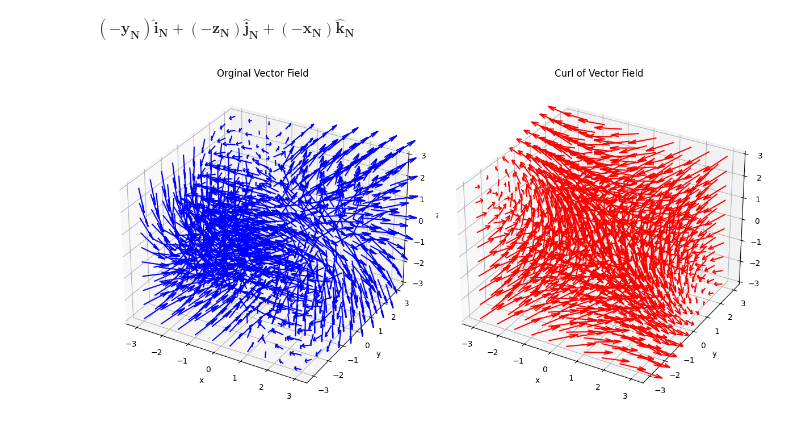
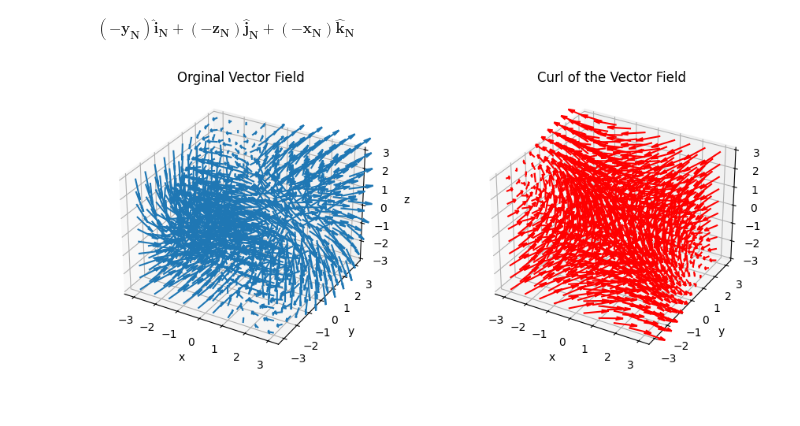
Before and after one commit to vasudev006/S2Codebase, a Jupyter notebook: EXPERIMENT_NO_4.ipynb, the cells around one changed output. Cells and saved outputs as stored; diff of their text form; code cells hidden in the pictures.

```diff
--- a/EXPERIMENT_NO_4.ipynb
+++ b/EXPERIMENT_NO_4.ipynb
@@ -56,42 +56,42 @@ Curl_U=np.zeros_like(x)
 Curl_V=np.zeros_like(y)
 Curl_W=np.zeros_like(z)
 
-#Evaluate tyhe vector field and curl at each grid point
+#Evaluate the vector field and curl at each grid point
 for i in range(x.shape[0]):
   for j in range(x.shape[1]):
     for k in range(x.shape[2]):
       point={N.x:x[i,j,k],N.y:y[i,j,k],N.z:z[i,j,k]}
       F_evaluated =F.subs(point)
       U[i,j,k]=float(F_evaluated.dot(N.i))
       V[i,j,k]=float(F_evaluated.dot(N.j))
       W[i,j,k]=float(F_evaluated.dot(N.k))
       curl_evaluated=curl_F.subs(point)
       Curl_U[i,j,k]=float(curl_evaluated.dot(N.i))
       Curl_V[i,j,k]=float(curl_evaluated.dot(N.j))
       Curl_W[i,j,k]=float(curl_evaluated.dot(N.k))
 
 
-#Plot thew orginal vector field
+#Plot the orginal vector field
 
-fig = plt.figure(figsize=(12,6))
+fig = plt.figure(figsize=(10,4))
 
 ax1 = fig.add_subplot(121, projection='3d')
-ax1.quiver(x,y,z,U,V,W,length=1,normalize=True,color=('b'))
+ax1.quiver(x,y,z,U,V,W,length=1,normalize=True)
 ax1.set_xlabel('x')
 ax1.set_ylabel('y')
 ax1.set_zlabel('z')
 ax1.set_title('Orginal Vector Field')
 
 #Plot the curl of the vector field
 
 ax2=fig.add_subplot(122,projection='3d')
 ax2.quiver(x,y,z,Curl_U,Curl_V,Curl_W,length=1,normalize=True,color=('r'))
 ax2.set_xlabel('x')
 ax2.set_ylabel('y')
 ax2.set_zlabel('z')
-ax2.set_title('Curl of Vector Field')
+ax2.set_title('Curl of the Vector Field')
 
 plt.tight_layout()
 plt.show()
 # %% [output]
-[figure, old version]
+[figure, new version]
```
